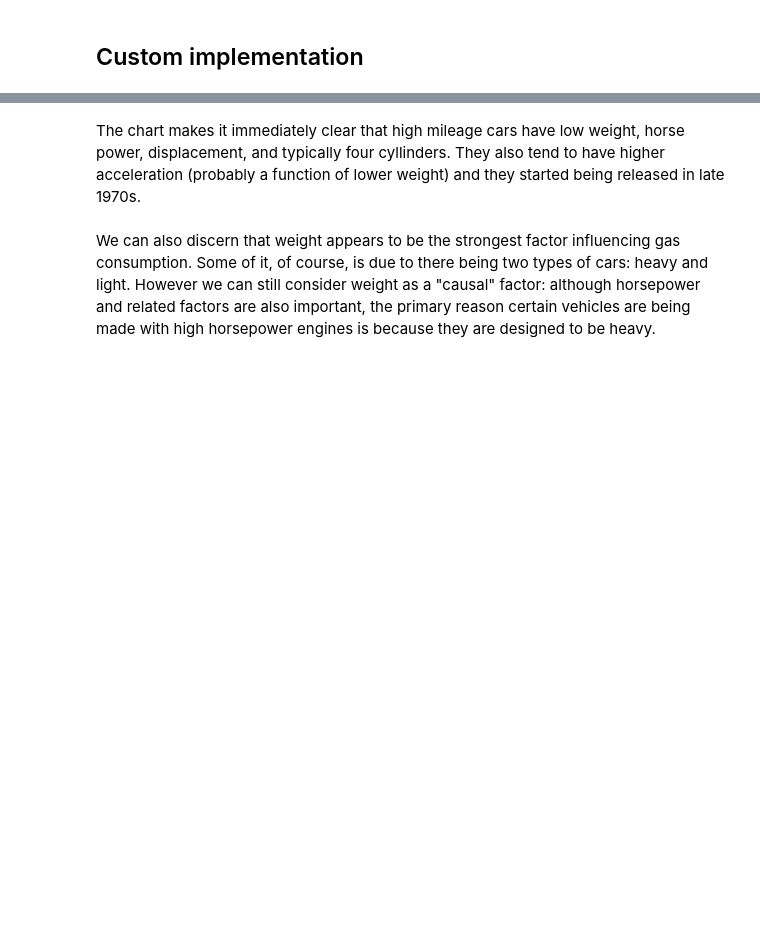
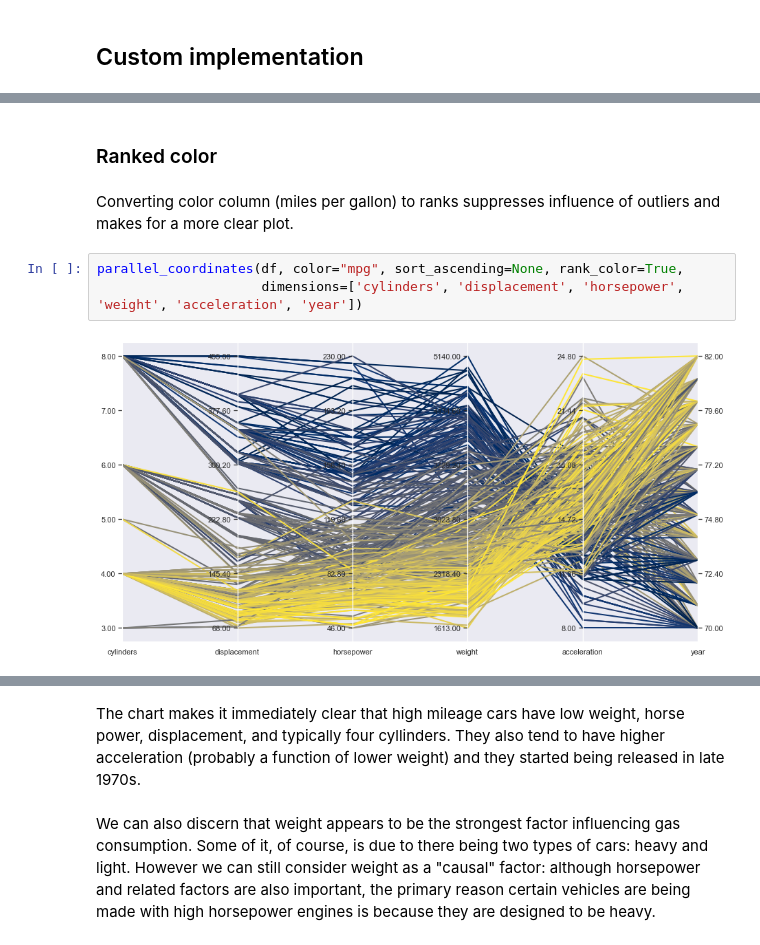
Before and after one commit to escherba/notebooks, a Jupyter notebook: parallel_coords.ipynb, the cells around one changed output, grey strips where cells are left out. Cells and saved outputs as stored; diff of their text form; blank space fills up the shorter version.

```diff
--- a/parallel_coords.ipynb
+++ b/parallel_coords.ipynb
@@ -160,0 +192,9 @@ def parallel_coordinates(df, dimensions=None, color=None, prefix=None, sort_asce
+# %% [markdown]
+### Ranked color
+# %% [markdown]
+Converting color column (miles per gallon) to ranks suppresses influence of outliers and makes for a more clear plot.
+# %%
+parallel_coordinates(df, color="mpg", sort_ascending=None, rank_color=True,
+                     dimensions=['cylinders', 'displacement', 'horsepower', 'weight', 'acceleration', 'year'])
+# %% [output]
+[figure, added]
```
Also changed, not shown: parts of 28 cells of this notebook.
